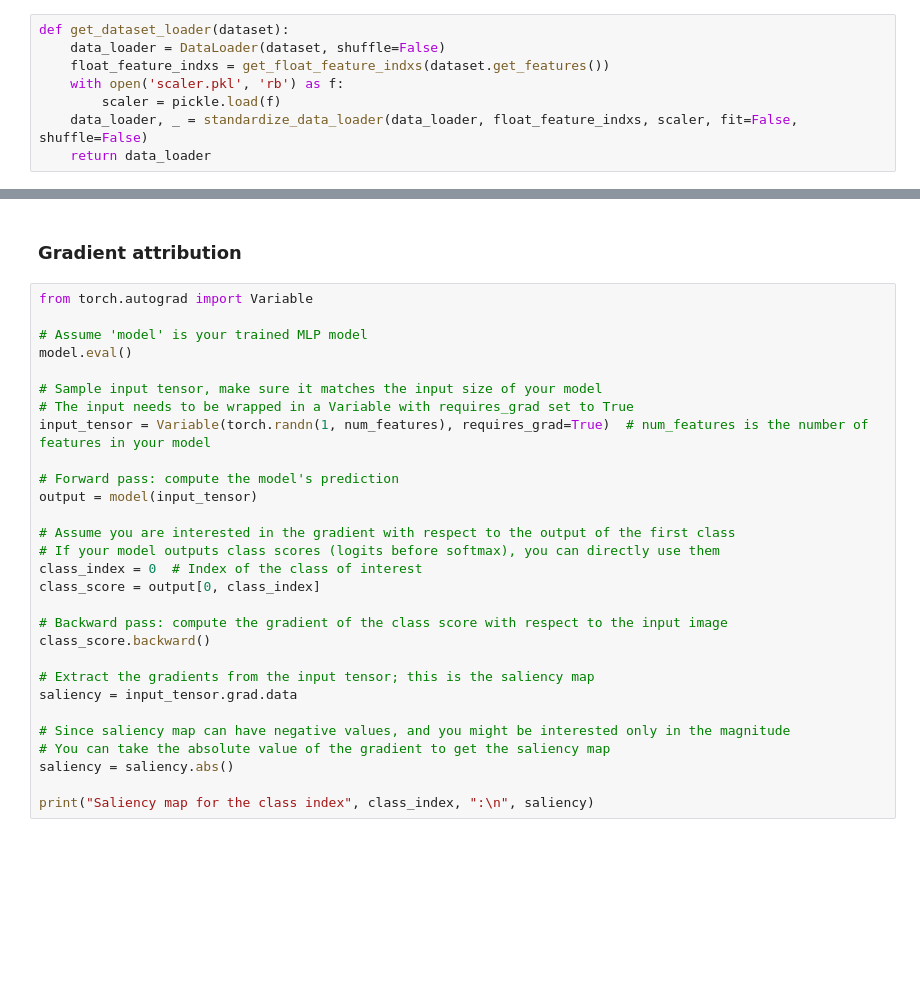
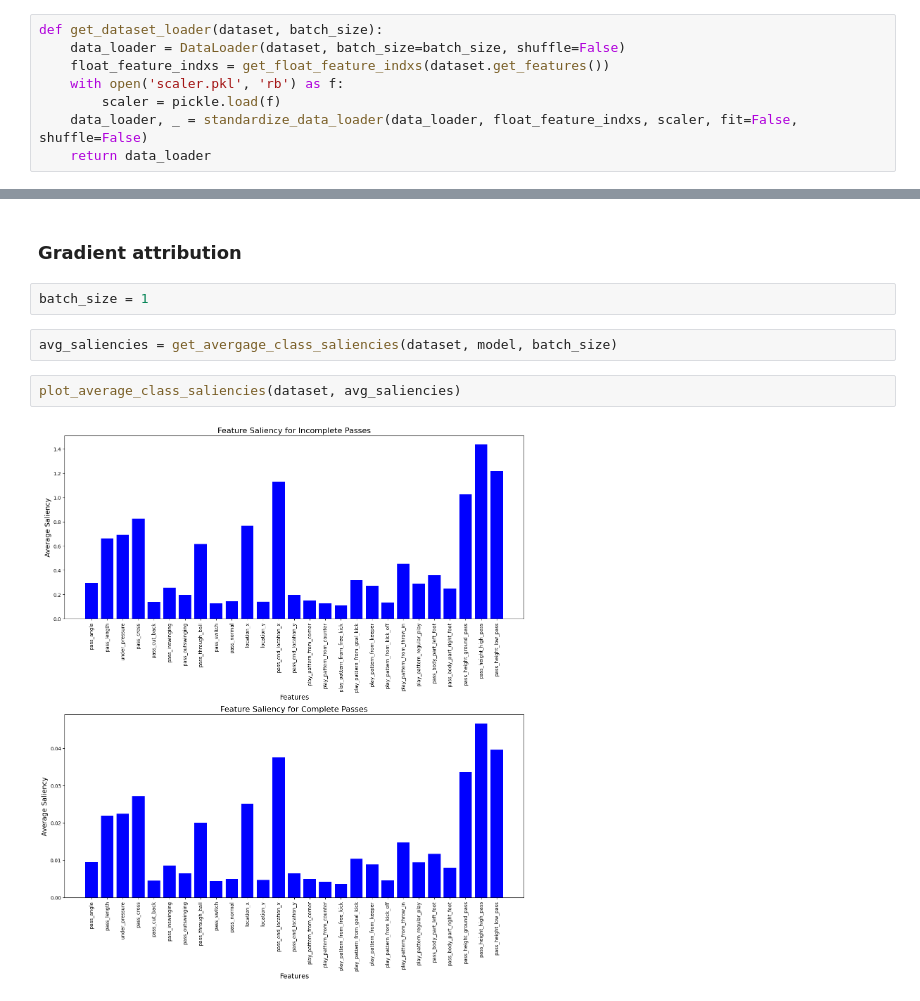
Before and after one commit to ashv1nr/pass-completion-model, a Jupyter notebook: PassCompletionModel.ipynb, the cells around one changed output, grey strips where cells are left out. Drawn from its saved outputs; the diff is of its cells as text; blank space fills up the shorter version.

```diff
--- a/PassCompletionModel.ipynb
+++ b/PassCompletionModel.ipynb
@@ -660,8 +660,8 @@ def plot_3d_pca_embeddings(reduced_embeddings, new_id_to_player, player_to_group
     ax.set_zlabel('PCA Component 3')
     ax.set_title('PCA of Player Embeddings')
 # %%
-def get_dataset_loader(dataset):
-    data_loader = DataLoader(dataset, shuffle=False)
+def get_dataset_loader(dataset, batch_size):
+    data_loader = DataLoader(dataset, batch_size=batch_size, shuffle=False)
     float_feature_indxs = get_float_feature_indxs(dataset.get_features())
     with open('scaler.pkl', 'rb') as f:
         scaler = pickle.load(f)
@@ -931,31 +988,10 @@ print(f"Change in output due to perturbation in feature {feature_index}: {change
 # %% [markdown]
 ### Gradient attribution
-# %%
-from torch.autograd import Variable
-
-# Assume 'model' is your trained MLP model
-model.eval()
-
-# Sample input tensor, make sure it matches the input size of your model
-# The input needs to be wrapped in a Variable with requires_grad set to True
-input_tensor = Variable(torch.randn(1, num_features), requires_grad=True)  # num_features is the number of features in your model
-
-# Forward pass: compute the model's prediction
-output = model(input_tensor)
-
-# Assume you are interested in the gradient with respect to the output of the first class
-# If your model outputs class scores (logits before softmax), you can directly use them
-class_index = 0  # Index of the class of interest
-class_score = output[0, class_index]
-
-# Backward pass: compute the gradient of the class score with respect to the input image
-class_score.backward()
-
-# Extract the gradients from the input tensor; this is the saliency map
-saliency = input_tensor.grad.data
-
-# Since saliency map can have negative values, and you might be interested only in the magnitude
-# You can take the absolute value of the gradient to get the saliency map
-saliency = saliency.abs()
-
-print("Saliency map for the class index", class_index, ":\n", saliency)
+# %%
+batch_size = 1
+# %%
+avg_saliencies = get_avergage_class_saliencies(dataset, model, batch_size)
+# %%
+plot_average_class_saliencies(dataset, avg_saliencies)
+# %% [output]
+[figure, added]
```
Also changed, not shown: parts of 14 cells of this notebook.
